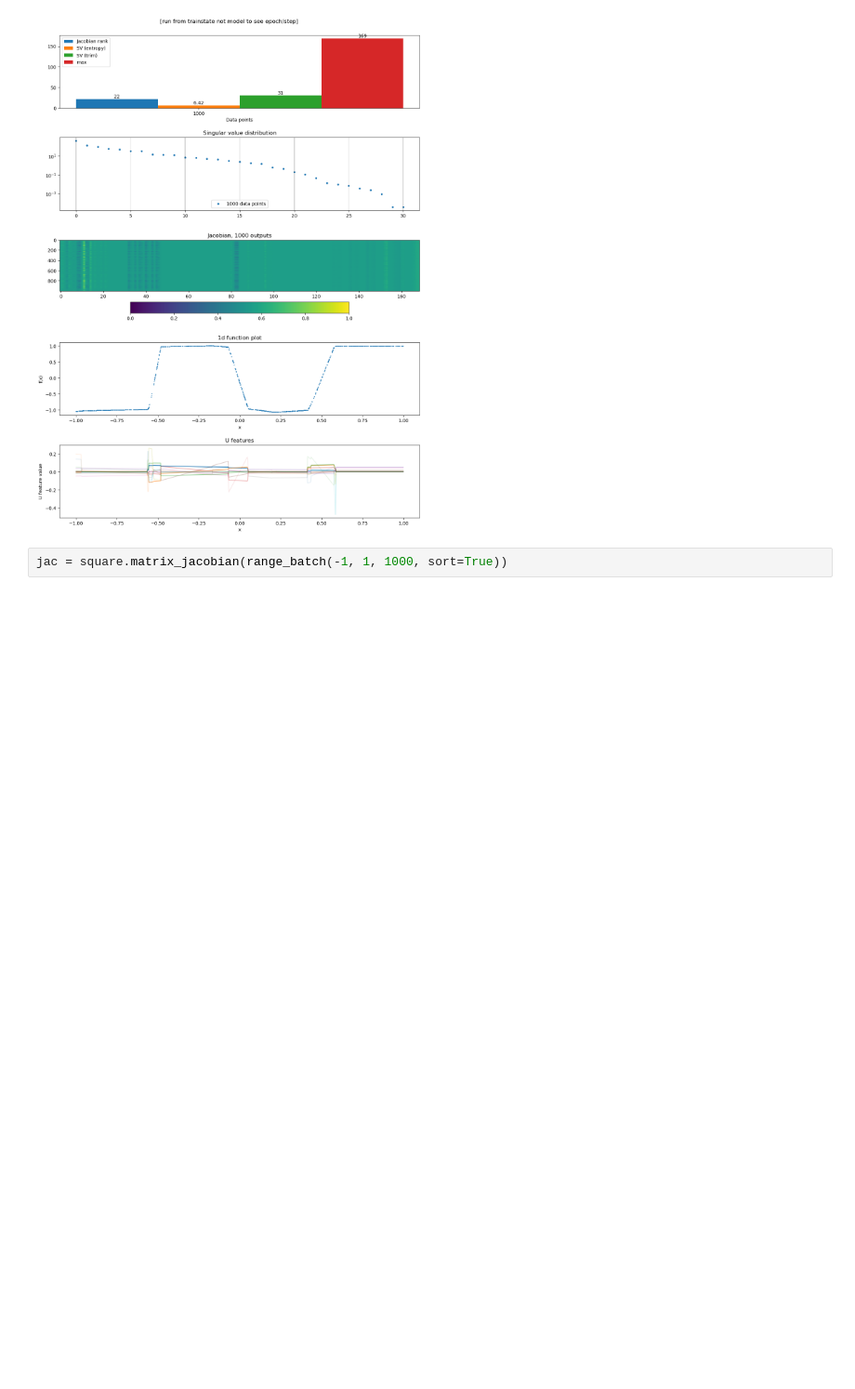
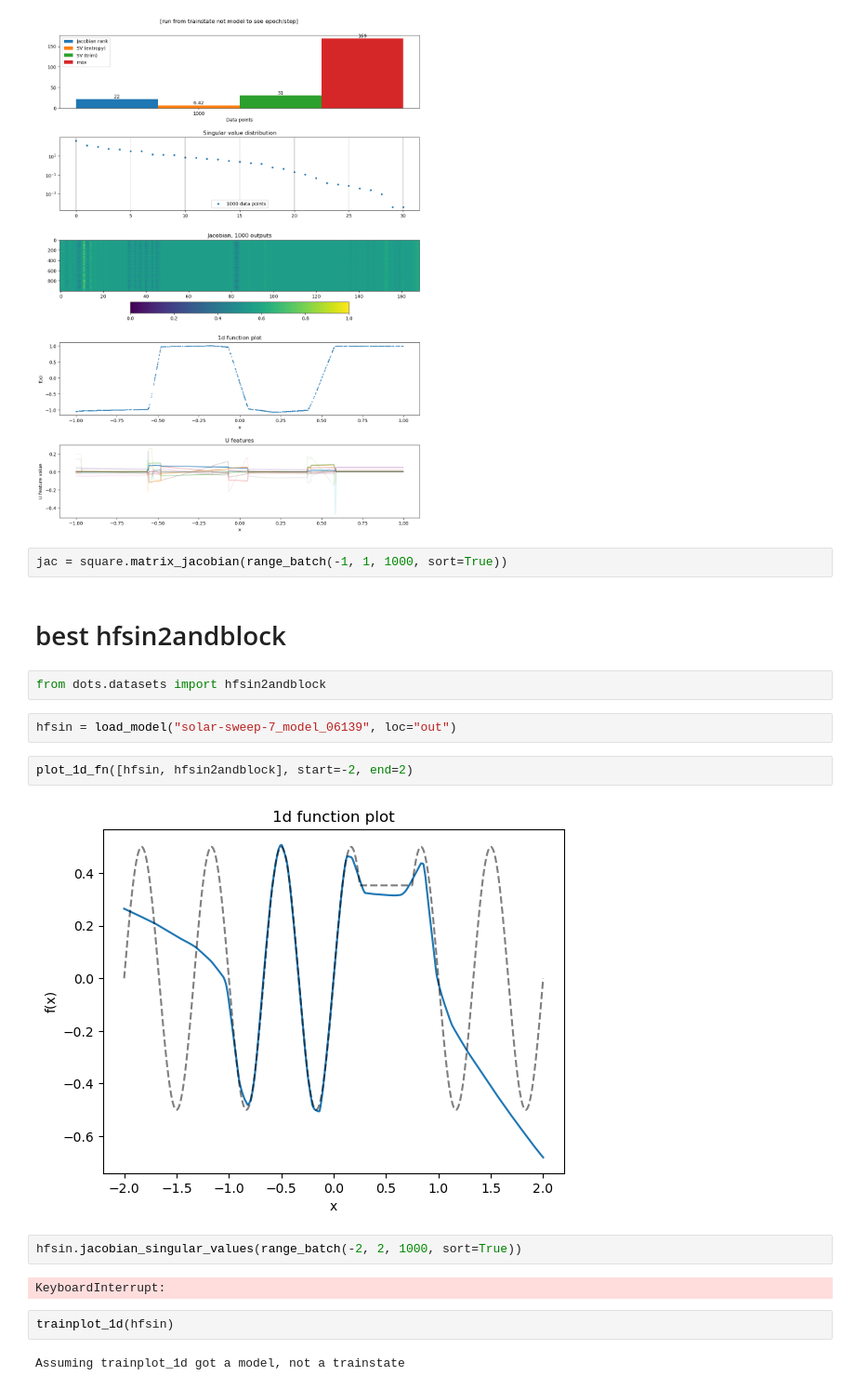
Before and after one commit to LRudL/dots, a Jupyter notebook: notebooks/model_explorer.ipynb, the cells around one changed output. Shown at 93% size. Cells and saved outputs as stored; diff of their text form; blank space fills up the shorter version.

Commit message:
monster plotting and notebook updates commit

```diff
--- a/notebooks/model_explorer.ipynb
+++ b/notebooks/model_explorer.ipynb
@@ -131,3 +126,21 @@ Assuming trainplot_1d got a model, not a trainstate
 [figure]
 # %%
 jac = square.matrix_jacobian(range_batch(-1, 1, 1000, sort=True))
+# %% [markdown]
+# best hfsin2andblock
+# %%
+from dots.datasets import hfsin2andblock
+# %%
+hfsin = load_model("solar-sweep-7_model_06139", loc="out")
+# %%
+plot_1d_fn([hfsin, hfsin2andblock], start=-2, end=2)
+# %% [output]
+[figure, added]
+# %%
+hfsin.jacobian_singular_values(range_batch(-2, 2, 1000, sort=True))
+# %% [output]
+KeyboardInterrupt:
+# %%
+trainplot_1d(hfsin)
+# %% [output]
+Assuming trainplot_1d got a model, not a trainstate
```
Also changed, not shown: parts of 1 cell of this notebook, 6 other files.
